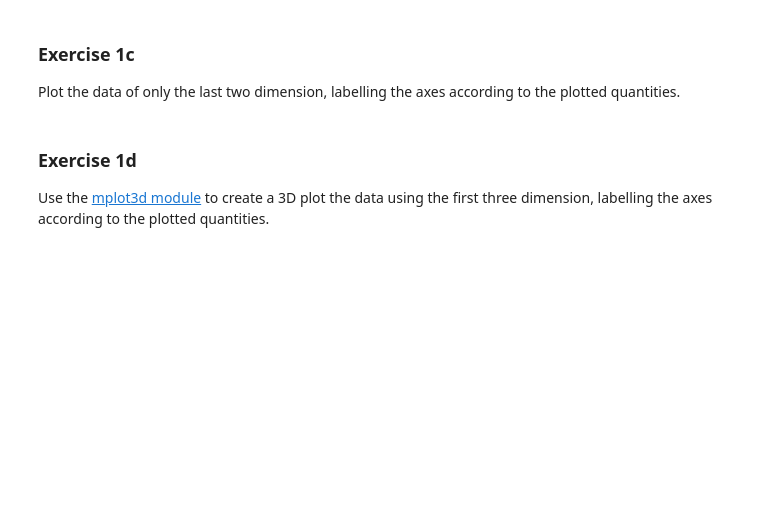
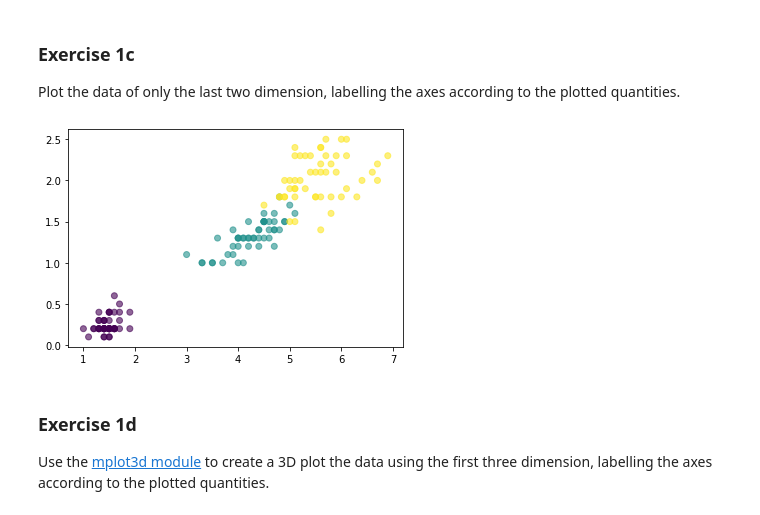
Before and after one commit to samerhmadi/Praktikum-9, a Jupyter notebook: intro-ext_GMMs_SVMs.ipynb, the cells around one changed output. Saved outputs shown, nothing was run; the diff lists cells and outputs as text; code cells hidden in the pictures; blank space fills up the shorter version.

```diff
--- a/intro-ext_GMMs_SVMs.ipynb
+++ b/intro-ext_GMMs_SVMs.ipynb
@@ -49,3 +52,9 @@ Plot the data of only the last two dimension, labelling the axes according to th
+# %%
+## plot last two dimension
+plt.scatter(X.values[:,2], X.values[:,3], c=iris.target, alpha=0.6)
+plt.show();
+# %% [output]
+[figure, added]
 # %% [markdown]
 ### Exercise 1d
 Use the [mplot3d module](https://matplotlib.org/3.1.1/gallery/mplot3d/scatter3d.html) to create a 3D plot the data using the first three dimension, labelling the axes according to the plotted quantities.
```
Also changed, not shown: parts of 25 cells of this notebook.
